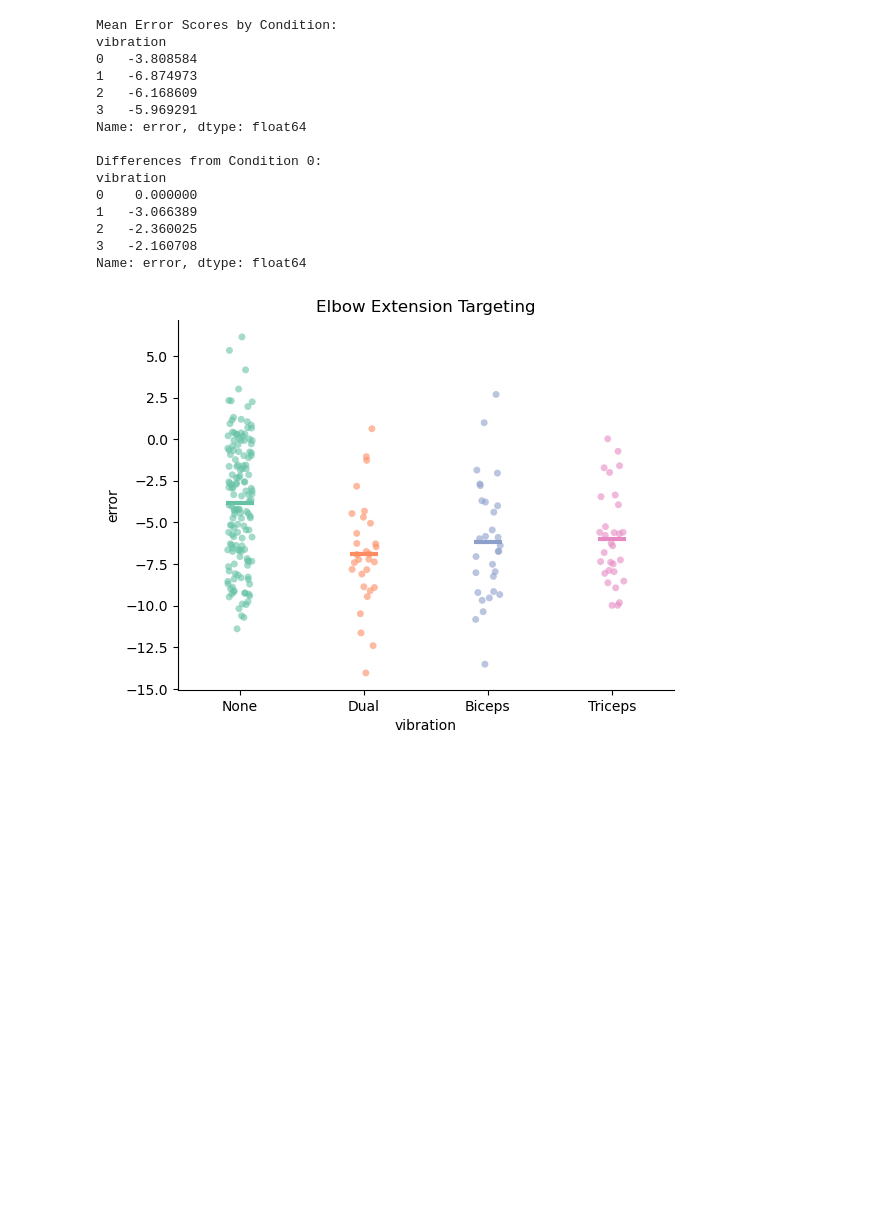
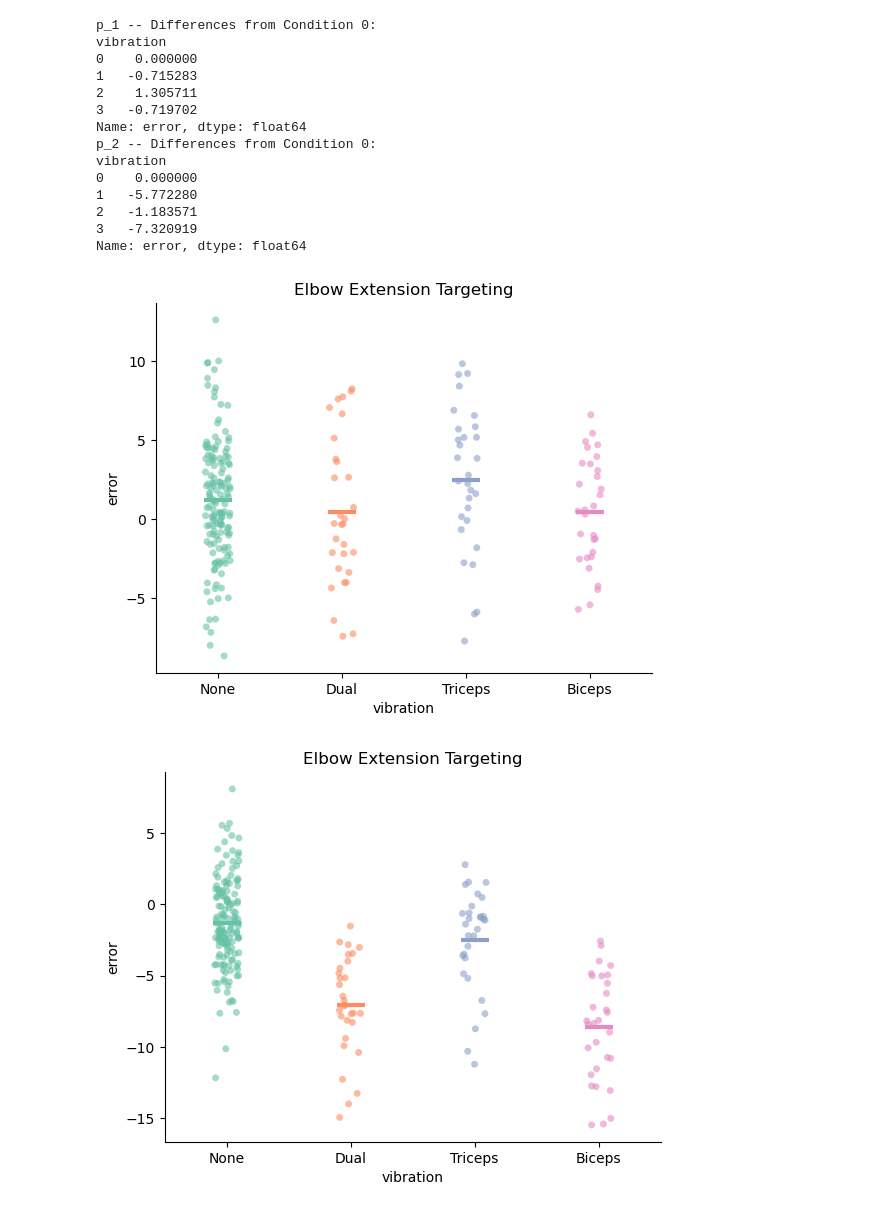
Before and after one commit to GreggEschelmuller/elbow-vibration-targeting, a Jupyter notebook: scripts/analysis.ipynb, the cells around one changed output. Drawn from its saved outputs; the diff is of its cells as text; code cells hidden in the pictures; blank space fills up the shorter version.

Commit message:
update analysis file for all participant analysis

```diff
--- a/scripts/analysis.ipynb
+++ b/scripts/analysis.ipynb
@@ -22,41 +37,44 @@ data.head()
 # %%
-mean_scores = data.groupby('vibration')['error'].mean()
-differences = mean_scores - mean_scores.loc[0]
-print("Mean Error Scores by Condition:")
-print(mean_scores)
-print("\nDifferences from Condition 0:")
-print(differences)
-differences.drop(0, inplace=True)
+for p_id, df in participant_dfs.items():
+    mean_scores = df.groupby('vibration')['error'].mean()
+    differences = mean_scores - mean_scores.loc[0]
+    print(f"{p_id} -- Differences from Condition 0:")
+    print(differences)
+    differences.drop(0, inplace=True)
 # %% [output]
-Mean Error Scores by Condition:
-vibration
-0   -3.808584
-1   -6.874973
-2   -6.168609
-3   -5.969291
-Name: error, dtype: float64
-
-Differences from Condition 0:
+p_1 -- Differences from Condition 0:
 vibration
 0    0.000000
-1   -3.066389
-2   -2.360025
-3   -2.160708
+1   -0.715283
+2    1.305711
+3   -0.719702
 Name: error, dtype: float64
+p_2 -- Differences from Condition 0:
+vibration
+0    0.000000
+1   -5.772280
+2   -1.183571
+3   -7.320919
+Name: error, dtype: float64
 # %%
-sns.stripplot(
-    data=data, x="vibration", y="error", hue="vibration",
-    dodge=False, alpha=.6, legend=False, palette="Set2"
-)
-fig = sns.pointplot(
-    data=data, x="vibration", y="error", hue="vibration",
-    dodge=0, linestyle="none", errorbar=None,
-    marker="_", markersize=20, markeredgewidth=3, palette="Set2",
-    legend=False
-)
-plt.title('Elbow Extension Targeting')
-fig.set_xticklabels(["None", "Dual", "Biceps", "Triceps"])
-plt.savefig("../results/p1/error-scores.png", dpi=1000)
+for p_id, df in participant_dfs.items():
+    plt.figure()
+    sns.stripplot(
+        data=df, x="vibration", y="error", hue="vibration",
+        dodge=False, alpha=.6, legend=False, palette="Set2"
+    )
+    fig = sns.pointplot(
+        data=df, x="vibration", y="error", hue="vibration",
+        dodge=0, linestyle="none", errorbar=None,
+        marker="_", markersize=20, markeredgewidth=3, palette="Set2",
+        legend=False
+    )
+    plt.title('Elbow Extension Targeting')
+    fig.set_xticklabels(["None", "Dual", "Triceps", "Biceps"])
+# plt.savefig("../results/p1/error-scores.png", dpi=1000)
+
+plt.show()
 # %% [output]
-[figure, old version]
+[figure, new version]
+[figure, added]
 # %%
```
Also changed, not shown: parts of 3 cells of this notebook, 1 other file.
